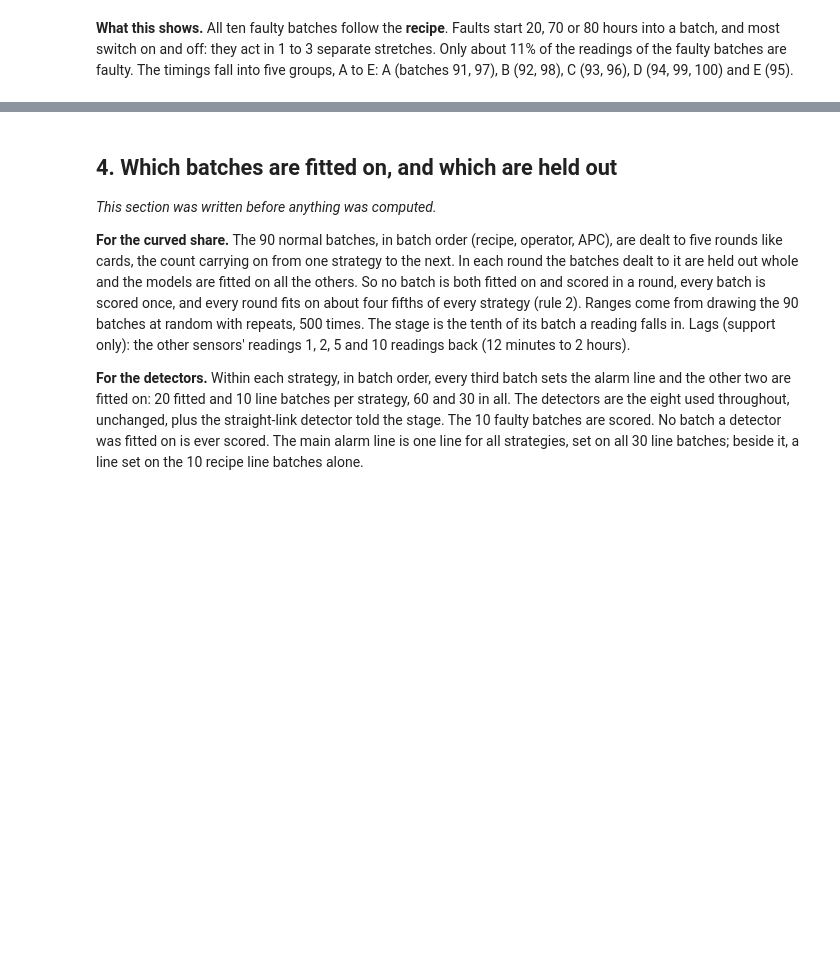
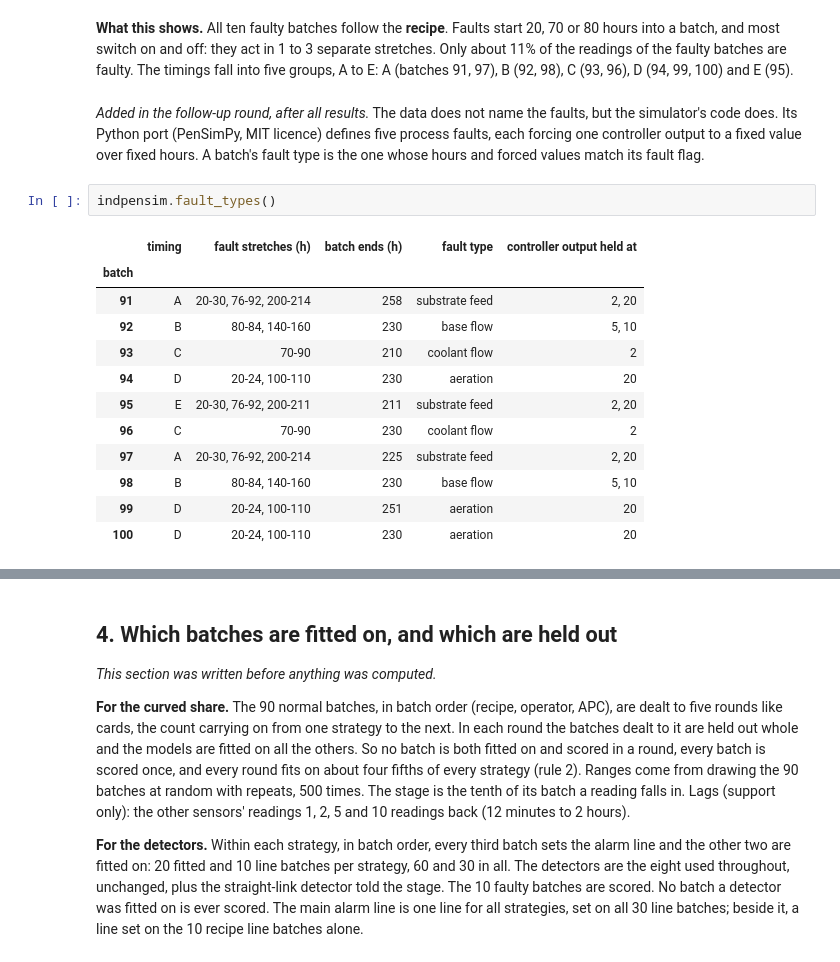
Before and after one commit to NeerajGit16/deep-learning-in-anomaly-detection, a Jupyter notebook: anomaly_lab/08_indpensim.ipynb, the cells around one changed output, grey strips where cells are left out. Cells and saved outputs as stored; diff of their text form; blank space fills up the shorter version.

```diff
--- a/anomaly_lab/08_indpensim.ipynb
+++ b/anomaly_lab/08_indpensim.ipynb
@@ -137,3 +137,20 @@ print("Faulty batches with the same fault timing share a letter:", indpensim.fau
 Faulty batches with the same fault timing share a letter: {91: 'A', 92: 'B', 93: 'C', 94: 'D', 95: 'E', 96: 'C', 97: 'A', 98: 'B', 99: 'D', 100: 'D'}
 # %% [markdown]
 **What this shows.** All ten faulty batches follow the **recipe**. Faults start 20, 70 or 80 hours into a batch, and most switch on and off: they act in 1 to 3 separate stretches. Only about 11% of the readings of the faulty batches are faulty. The timings fall into five groups, A to E: A (batches 91, 97), B (92, 98), C (93, 96), D (94, 99, 100) and E (95).
+# %% [markdown]
+*Added in the follow-up round, after all results.* The data does not name the faults, but the simulator's code does. Its Python port (PenSimPy, MIT licence) defines five process faults, each forcing one controller output to a fixed value over fixed hours. A batch's fault type is the one whose hours and forced values match its fault flag.
+# %%
+indpensim.fault_types()
+# %% [output]
+|  | timing | fault stretches (h) | batch ends (h) | fault type | controller output held at |
+| batch |  |  |  |  |  |
+| 91 | A | 20-30, 76-92, 200-214 | 258 | substrate feed | 2, 20 |
+| 92 | B | 80-84, 140-160 | 230 | base flow | 5, 10 |
+| 93 | C | 70-90 | 210 | coolant flow | 2 |
+| 94 | D | 20-24, 100-110 | 230 | aeration | 20 |
+| 95 | E | 20-30, 76-92, 200-211 | 211 | substrate feed | 2, 20 |
+| 96 | C | 70-90 | 230 | coolant flow | 2 |
+| 97 | A | 20-30, 76-92, 200-214 | 225 | substrate feed | 2, 20 |
+| 98 | B | 80-84, 140-160 | 230 | base flow | 5, 10 |
+| 99 | D | 20-24, 100-110 | 251 | aeration | 20 |
+| 100 | D | 20-24, 100-110 | 230 | aeration | 20 |
```
Also changed, not shown: parts of 1 cell of this notebook, 4 other files.
